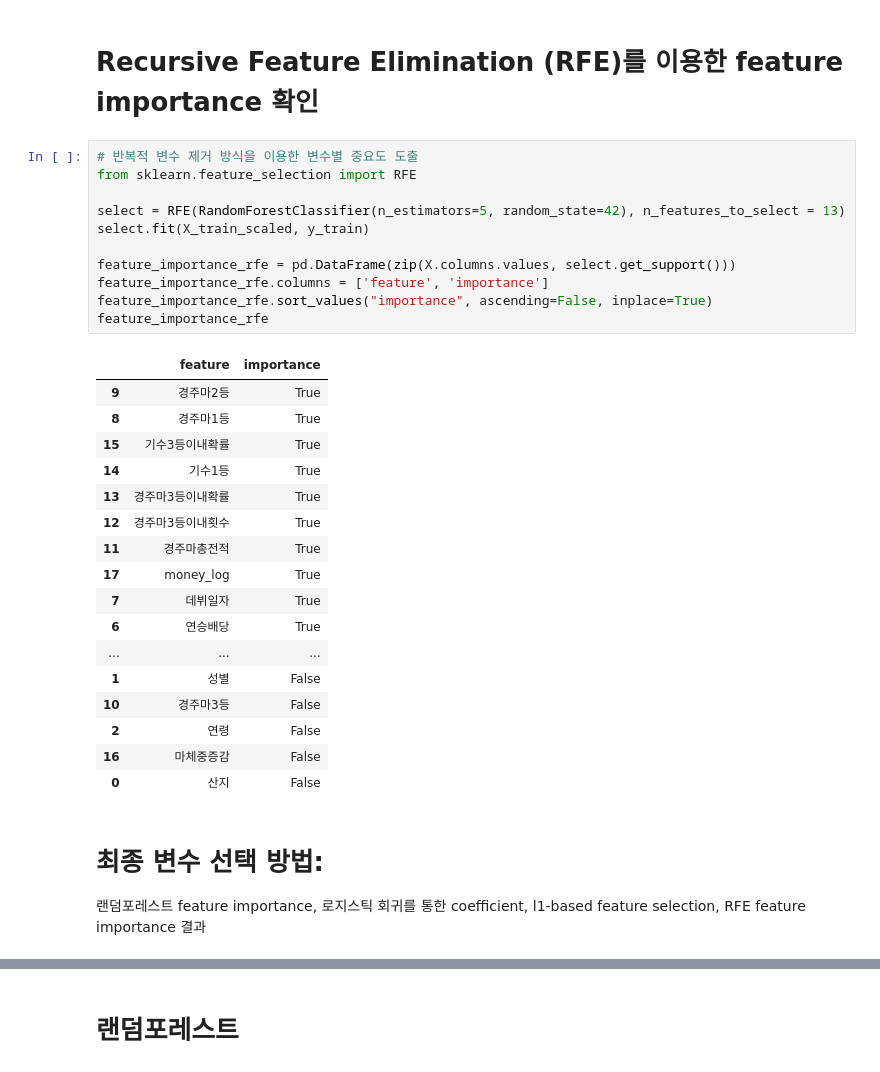
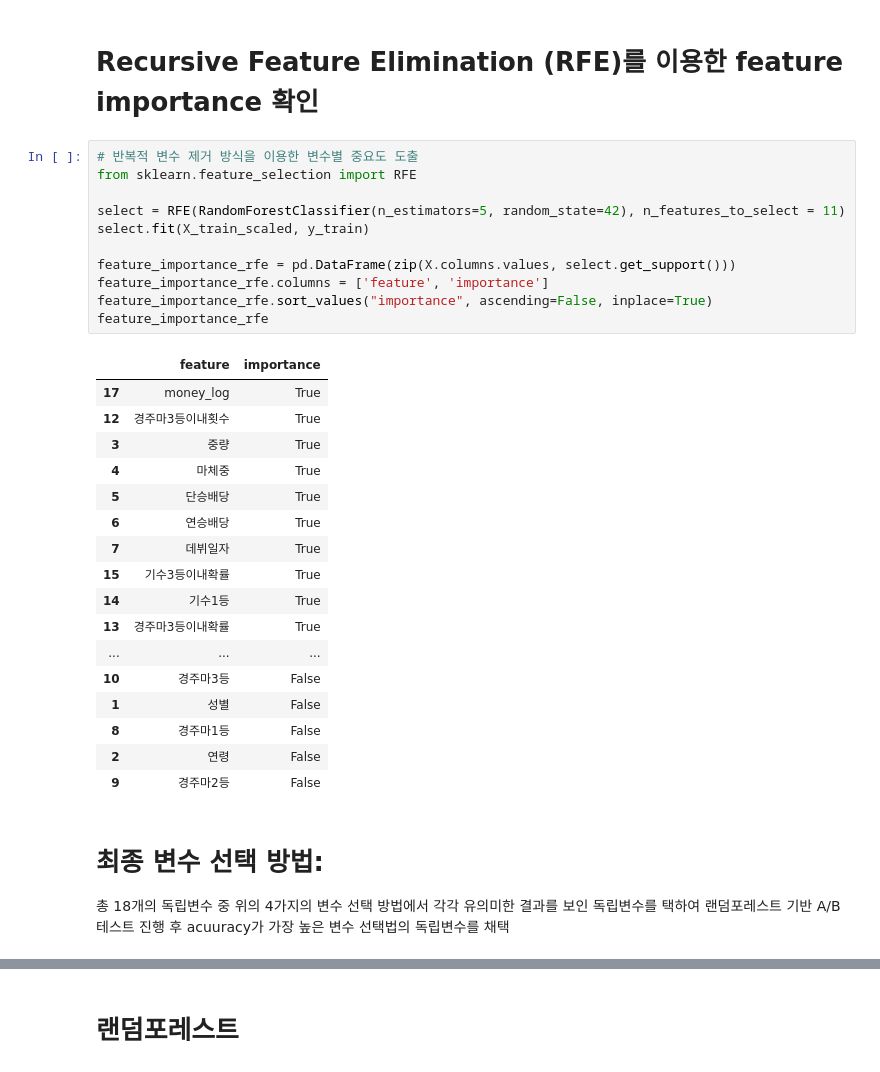
Before and after one commit to Inhatc-Bigdata-Project/RacingClassificationModel, a Jupyter notebook: final.ipynb, the cells around one changed output, grey strips where cells are left out. Drawn from its saved outputs; the diff is of its cells as text.

Commit message:
feature select, some modeling

```diff
--- a/final.ipynb
+++ b/final.ipynb
@@ -1523,32 +1538,34 @@ print(X_new.shape)
 # %%
 # 반복적 변수 제거 방식을 이용한 변수별 중요도 도출
 from sklearn.feature_selection import RFE
 
-select = RFE(RandomForestClassifier(n_estimators=5, random_state=42), n_features_to_select = 13)
+select = RFE(RandomForestClassifier(n_estimators=5, random_state=42), n_features_to_select = 11)
 select.fit(X_train_scaled, y_train)
 
 feature_importance_rfe = pd.DataFrame(zip(X.columns.values, select.get_support()))
 feature_importance_rfe.columns = ['feature', 'importance']
 feature_importance_rfe.sort_values("importance", ascending=False, inplace=True)
 feature_importance_rfe
 # %% [output]
 |  | feature | importance |
-| 9 | 경주마2등 | True |
-| 8 | 경주마1등 | True |
+| 17 | money_log | True |
+| 12 | 경주마3등이내횟수 | True |
+| 3 | 중량 | True |
+| 4 | 마체중 | True |
+| 5 | 단승배당 | True |
+| 6 | 연승배당 | True |
+| 7 | 데뷔일자 | True |
 | 15 | 기수3등이내확률 | True |
 | 14 | 기수1등 | True |
 | 13 | 경주마3등이내확률 | True |
-| 12 | 경주마3등이내횟수 | True |
-| 11 | 경주마총전적 | True |
-| 17 | money_log | True |
-| 7 | 데뷔일자 | True |
-| 6 | 연승배당 | True |
 | ... | ... | ... |
+| 10 | 경주마3등 | False |
 | 1 | 성별 | False |
-| 10 | 경주마3등 | False |
+| 8 | 경주마1등 | False |
 | 2 | 연령 | False |
-| 16 | 마체중증감 | False |
-| 0 | 산지 | False |
+| 9 | 경주마2등 | False |
 # %% [markdown]
 # 최종 변수 선택 방법:
-랜덤포레스트 feature importance, 로지스틱 회귀를 통한 coefficient, l1-based feature selection, RFE feature importance 결과
+
+총 18개의 독립변수 중 위의 4가지의 변수 선택 방법에서
+각각 유의미한 결과를 보인 독립변수를 택하여 랜덤포레스트 기반 A/B 테스트 진행 후 acuuracy가 가장 높은 변수 선택법의 독립변수를 채택
```
Also changed, not shown: parts of 14 cells of this notebook.
